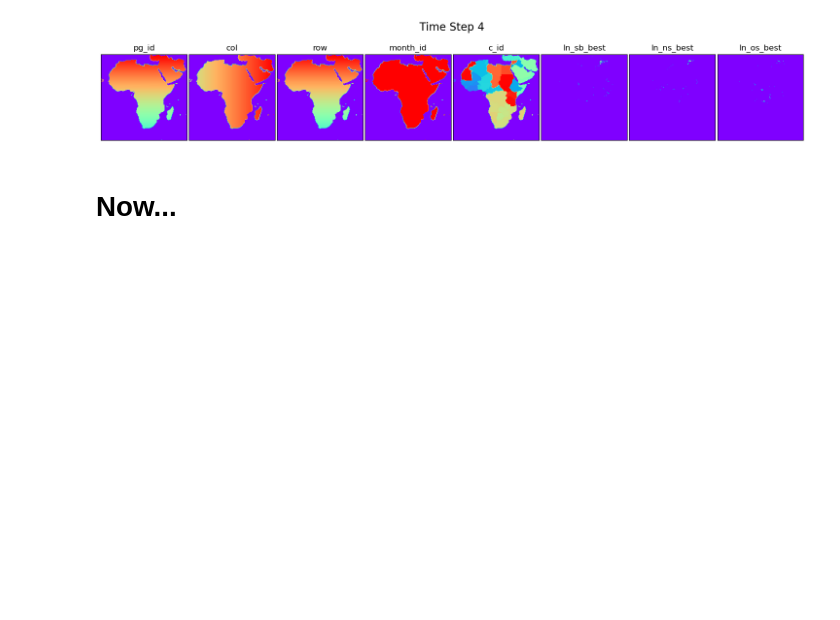
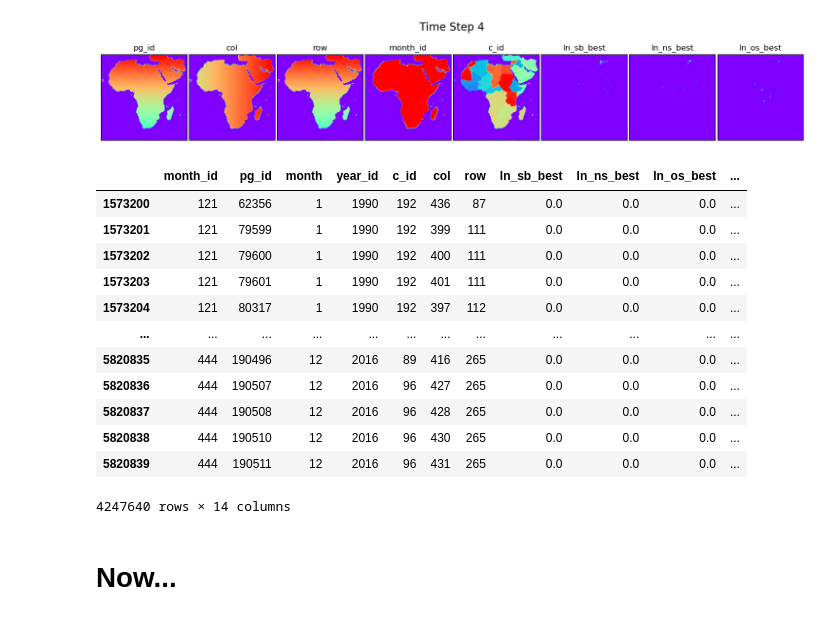
Before and after one commit to prio-data/views_pipeline, a Jupyter notebook: models/purple_alien/notebooks/test_to_prediction_store.ipynb, the cells around one changed output. Drawn from its saved outputs; the diff is of its cells as text; code cells hidden in the pictures; blank space fills up the shorter version.

```diff
--- a/models/purple_alien/notebooks/test_to_prediction_store.ipynb
+++ b/models/purple_alien/notebooks/test_to_prediction_store.ipynb
@@ -132,6 +132,22 @@ Trimmed original DataFrame equals recreated DataFrame from volume: True
 [figure]
 [figure]
 [figure]
+# %%
+df
+# %% [output]
+|  | month_id | pg_id | month | year_id | c_id | col | row | ln_sb_best | ln_ns_best | ln_os_best | ... |
+| 1573200 | 121 | 62356 | 1 | 1990 | 192 | 436 | 87 | 0.0 | 0.0 | 0.0 | ... |
+| 1573201 | 121 | 79599 | 1 | 1990 | 192 | 399 | 111 | 0.0 | 0.0 | 0.0 | ... |
+| 1573202 | 121 | 79600 | 1 | 1990 | 192 | 400 | 111 | 0.0 | 0.0 | 0.0 | ... |
+| 1573203 | 121 | 79601 | 1 | 1990 | 192 | 401 | 111 | 0.0 | 0.0 | 0.0 | ... |
+| 1573204 | 121 | 80317 | 1 | 1990 | 192 | 397 | 112 | 0.0 | 0.0 | 0.0 | ... |
+| ... | ... | ... | ... | ... | ... | ... | ... | ... | ... | ... | ... |
+| 5820835 | 444 | 190496 | 12 | 2016 | 89 | 416 | 265 | 0.0 | 0.0 | 0.0 | ... |
+| 5820836 | 444 | 190507 | 12 | 2016 | 96 | 427 | 265 | 0.0 | 0.0 | 0.0 | ... |
+| 5820837 | 444 | 190508 | 12 | 2016 | 96 | 428 | 265 | 0.0 | 0.0 | 0.0 | ... |
+| 5820838 | 444 | 190510 | 12 | 2016 | 96 | 430 | 265 | 0.0 | 0.0 | 0.0 | ... |
+| 5820839 | 444 | 190511 | 12 | 2016 | 96 | 431 | 265 | 0.0 | 0.0 | 0.0 | ... |
+4247640 rows × 14 columns
 # %% [markdown]
 # Now...
 # %% [markdown]
```
Also changed, not shown: parts of 4 cells of this notebook.
